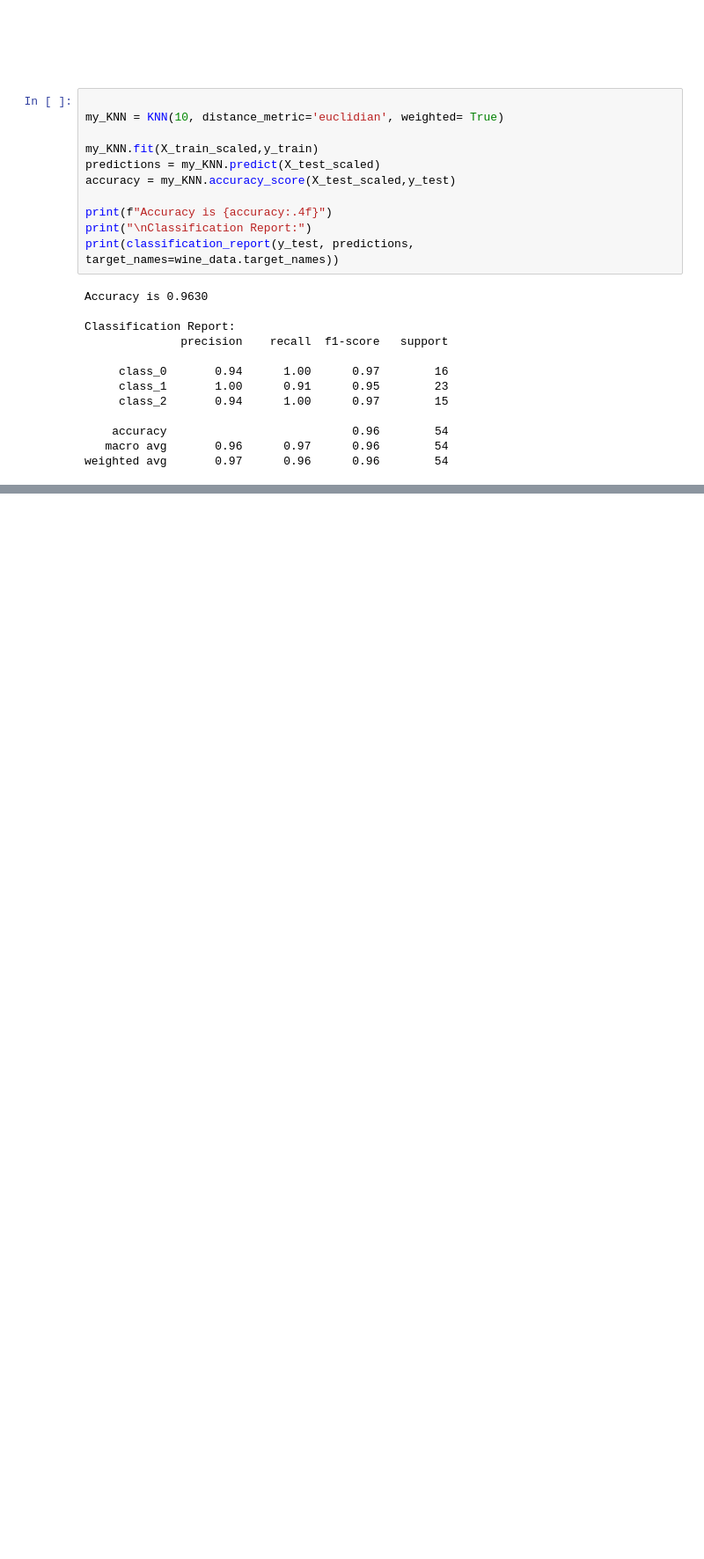
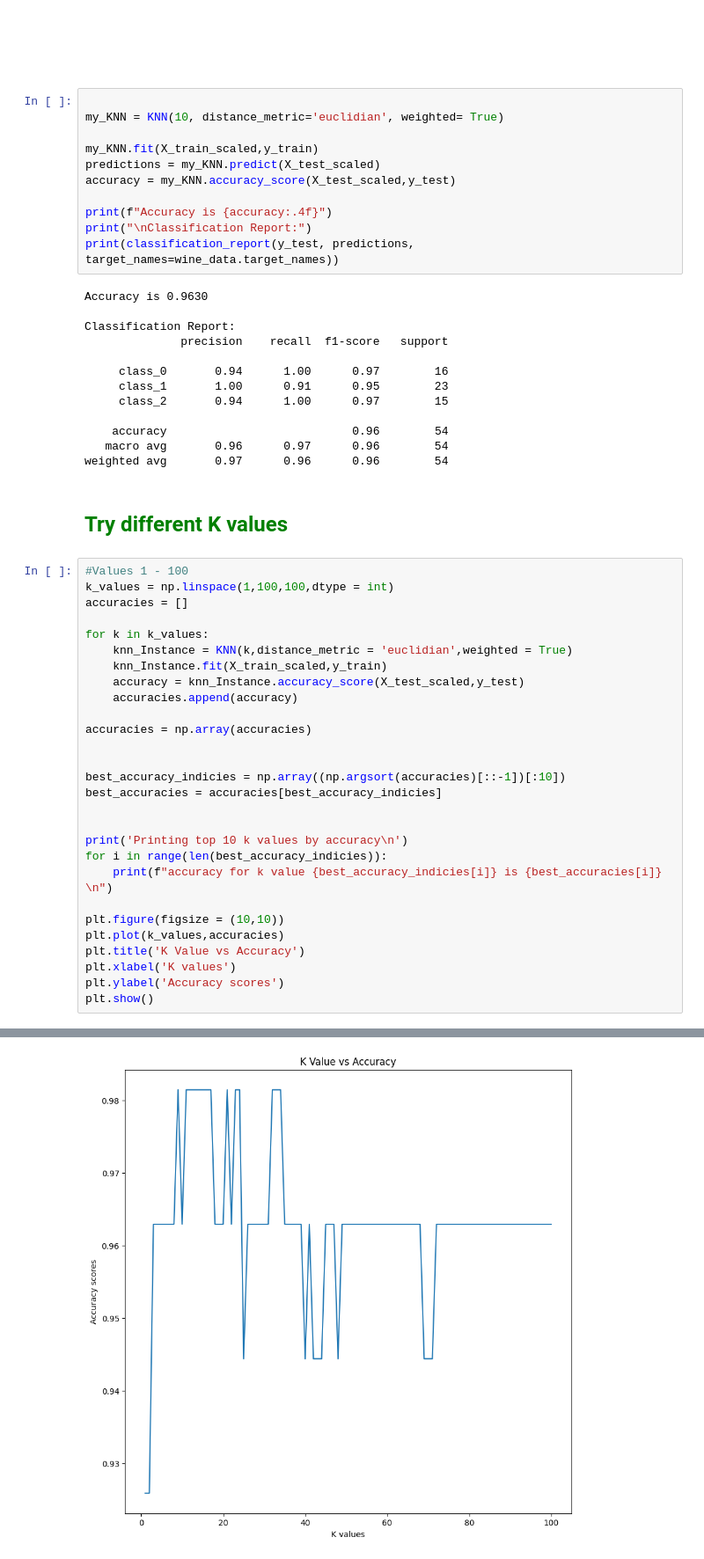
Before and after one commit to shiv060600/KNN_From_Scratch, a Jupyter notebook: KNN.ipynb, the cells around one changed output, grey strips where cells are left out. Shown at 88% size. Saved outputs shown, nothing was run; the diff lists cells and outputs as text; blank space fills up the shorter version.

Commit message:
added more tests

```diff
--- a/KNN.ipynb
+++ b/KNN.ipynb
@@ -167,3 +167,34 @@ Classification Report:
     accuracy                           0.96        54
    macro avg       0.96      0.97      0.96        54
 weighted avg       0.97      0.96      0.96        54
+# %% [markdown]
+<h1 style="color: green; font-size: x-large">Try different K values</h1>
+# %%
+#Values 1 - 100
+k_values = np.linspace(1,100,100,dtype = int)
+accuracies = []
+
+for k in k_values:
+    knn_Instance = KNN(k,distance_metric = 'euclidian',weighted = True)
+    knn_Instance.fit(X_train_scaled,y_train)
+    accuracy = knn_Instance.accuracy_score(X_test_scaled,y_test)
+    accuracies.append(accuracy)
+
+accuracies = np.array(accuracies)
+
+
+best_accuracy_indicies = np.array((np.argsort(accuracies)[::-1])[:10])
+best_accuracies = accuracies[best_accuracy_indicies]
+
+
+print('Printing top 10 k values by accuracy\n')
+for i in range(len(best_accuracy_indicies)):
+    print(f"accuracy for k value {best_accuracy_indicies[i]} is {best_accuracies[i]} \n")
+
+plt.figure(figsize = (10,10))
+plt.plot(k_values,accuracies)
+plt.title('K Value vs Accuracy')
+plt.xlabel('K values')
+plt.ylabel('Accuracy scores')
+plt.show()
+# %% [output]
@@ -169,0 +218 @@ weighted avg       0.97      0.96      0.96        54
+[figure, added]
```
Also changed, not shown: parts of 1 cell of this notebook.
